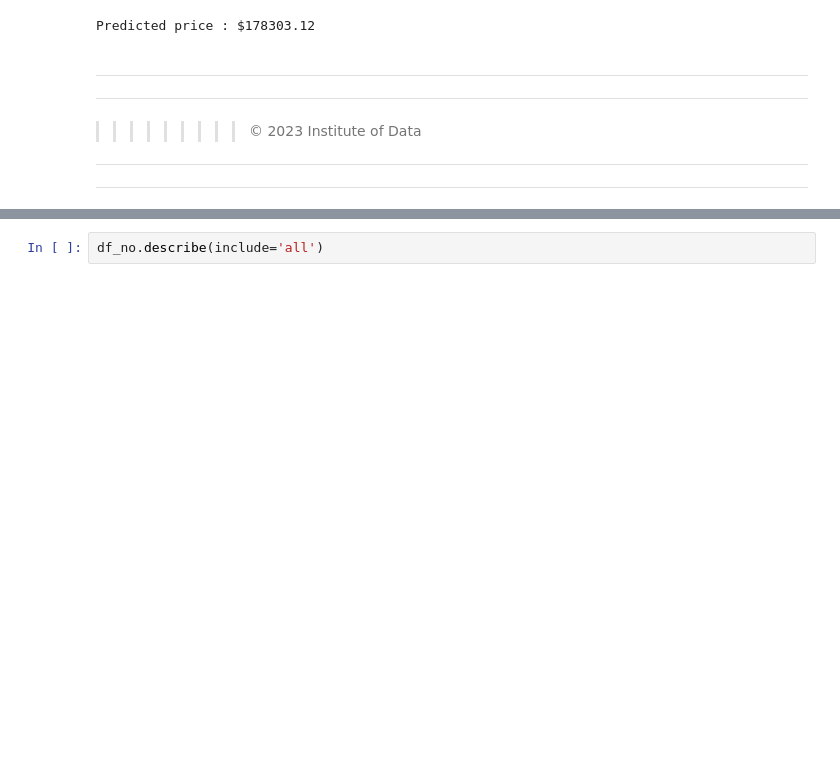
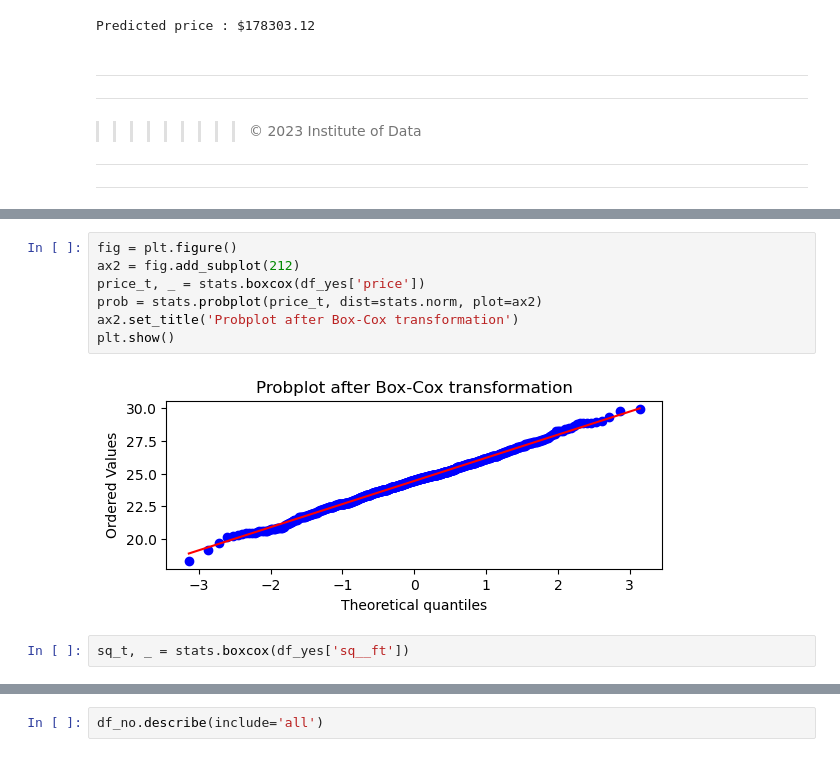
Before and after one commit to KAnantanawat0/IOD, a Jupyter notebook: Module_4/Lab 4/IOD_Lab 4.1.1.ipynb, the cells around one changed output, grey strips where cells are left out. Drawn from its saved outputs; the diff is of its cells as text; blank space fills up the shorter version.

```diff
--- a/Module_4/Lab 4/IOD_Lab 4.1.1.ipynb
+++ b/Module_4/Lab 4/IOD_Lab 4.1.1.ipynb
@@ -521,0 +542,11 @@ Predicted price : $178303.12
+# %%
+fig = plt.figure()
+ax2 = fig.add_subplot(212)
+price_t, _ = stats.boxcox(df_yes['price'])
+prob = stats.probplot(price_t, dist=stats.norm, plot=ax2)
+ax2.set_title('Probplot after Box-Cox transformation')
+plt.show()
+# %% [output]
+[figure, added]
+# %%
+sq_t, _ = stats.boxcox(df_yes['sq__ft'])
```
Also changed, not shown: parts of 10 cells of this notebook, 1 other file.
